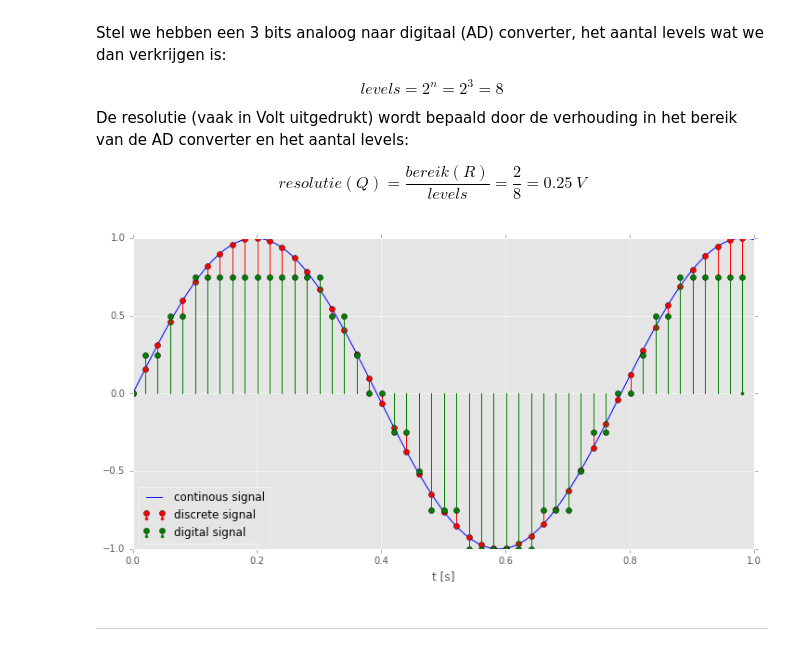
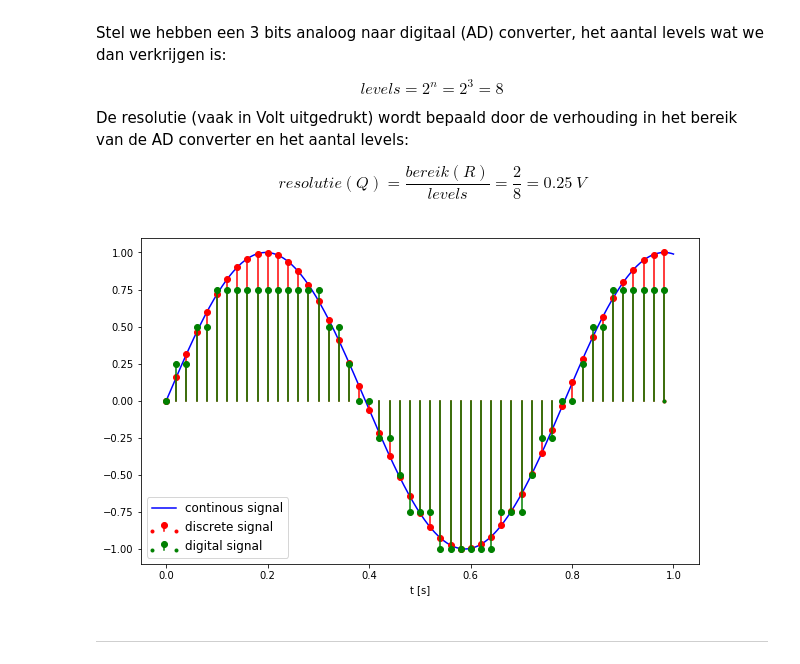
Before and after one commit to hkortier/DSP, a Jupyter notebook: DSB1.ipynb, the cells around one changed output. Cells and saved outputs as stored; diff of their text form; code cells hidden in the pictures.

```diff
--- a/DSB1.ipynb
+++ b/DSB1.ipynb
@@ -4,7 +4,9 @@
 import numpy as np
 import scipy as sp
 import matplotlib.pyplot as plt
-plt.style.use('ggplot')
+
+from ipywidgets import interactive
+#plt.style.use('ggplot')
 # %% [markdown]
 ----
 ## INHOUD:
@@ -105,8 +118,9 @@ def biquant(NoBits, Xmin, Xmax, x):
     # I: coded integer index
 
     L = 2**NoBits; #Levels
-    delta = (Xmax-Xmin)/L; #delta
-    I = np.round((x-Xmin)/delta);
+    R = Xmax-Xmin; #Range
+    Q = R/L; #Resolution
+    I = np.round((x-Xmin)/Q);
 
     if ( I == L):
         I = I-1
@@ -114,7 +128,7 @@ def biquant(NoBits, Xmin, Xmax, x):
     if I < 0:
         I = 0
 
-    pq = Xmin + I*delta;
+    pq = Xmin + I*Q;
     return pq
 # %% [markdown]
 ---
@@ -135,28 +149,28 @@ resolutie (Q) = \frac{bereik (R)}{levels} = \frac{2}{8} = 0.25~V
 # %%
 N = 1000  # length of signal
 
 # generate signal
 A = 1
 f = 4
 t = np.linspace(0,1,N)
 x = A*np.sin(f*2*t)
 t_discr = t[::20]
 x_discr = x[::20]
 
 nBits = 3
 xQ = [biquant(nBits,-A,A,xi) for xi in x_discr]
 
 # plot (quantized) signals
-fig, ax1 = plt.subplots(figsize=(12, 6), dpi=120, facecolor='w', edgecolor='k')
+fig, ax1 = plt.subplots(figsize=(10, 6), facecolor='w', edgecolor='k')
 
 ax1.plot(t,x, 'b', label=r'continous signal')
 ax1.stem(t_discr,x_discr,label=r'discrete signal',linefmt='r-', markerfmt='ro', basefmt='r.')
 ax1.stem(t_discr,xQ,label=r'digital signal',linefmt='g-', markerfmt='go', basefmt='g.')
 ax1.set_xlabel('t [s]')
-ax1.legend(loc=0)
+ax1.legend(fontsize='large',loc=0)
 
 plt.show()
 # %% [output]
-[figure, old version]
+[figure, new version]
 # %% [markdown]
 ----
```
Also changed, not shown: parts of 9 cells of this notebook, 2 other files.
